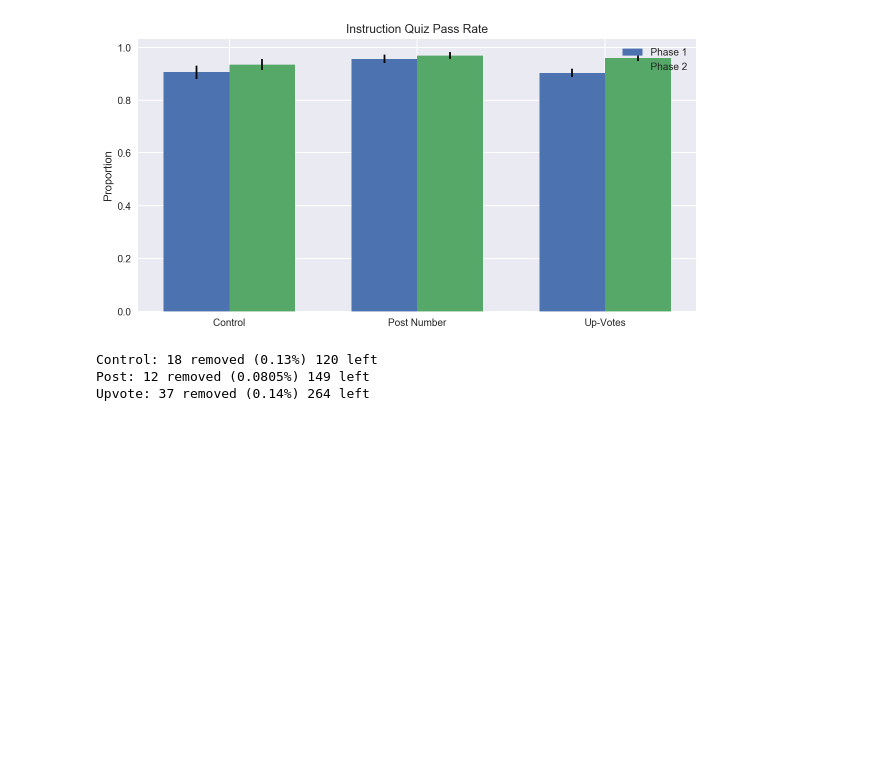
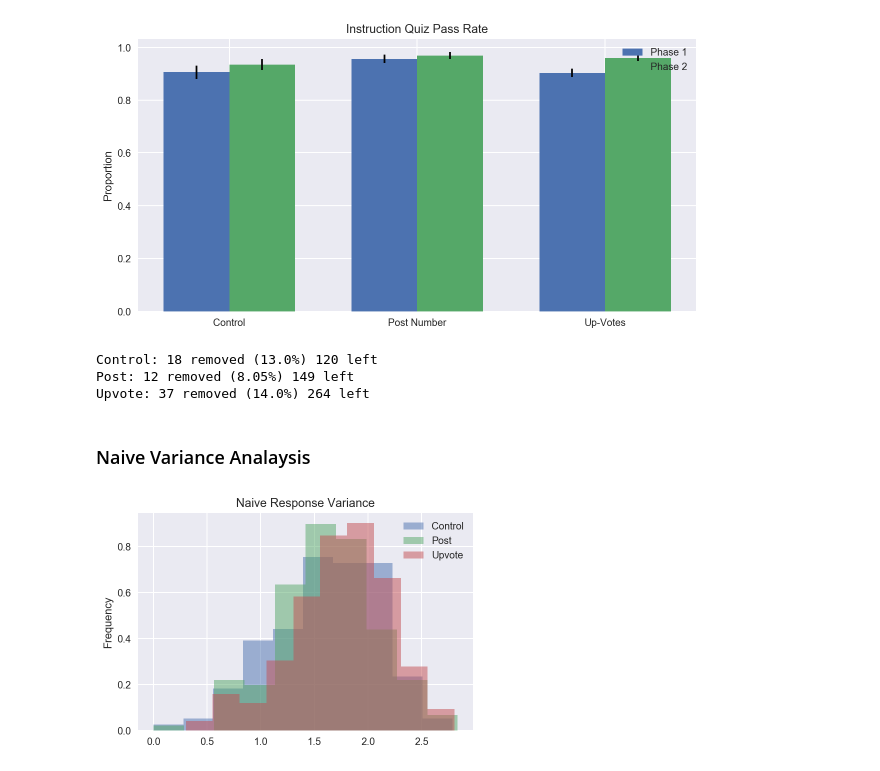
Before and after one commit to hermish/concepts-research, a Jupyter notebook: analysis/9-randomized-final/1-integrity.ipynb, the cells around one changed output. Drawn from its saved outputs; the diff is of its cells as text; code cells hidden in the pictures; blank space fills up the shorter version.

```diff
--- a/analysis/9-randomized-final/1-integrity.ipynb
+++ b/analysis/9-randomized-final/1-integrity.ipynb
@@ -133,12 +136,12 @@ plotting.plot_double_bar(one_means, one_errs, two_means,
 # %% [output]
 [figure]
 # %%
-new_control_responses = control_responses[control_responses.test_one == 1]
-new_control_responses = new_control_responses[new_control_responses.test_two == 1]
-new_post_responses = post_responses[post_responses.test_one == 1]
-new_post_responses = new_post_responses[new_post_responses.test_two == 1]
-new_upvote_responses = upvote_responses[upvote_responses.test_one == 1]
-new_upvote_responses = new_upvote_responses[new_upvote_responses.test_two == 1]
+new_control_responses = control_responses[
+    (control_responses.test_one == 1) & (control_responses.test_two == 1)]
+new_post_responses = post_responses[
+    (post_responses.test_one == 1) & (post_responses.test_two == 1)]
+new_upvote_responses = upvote_responses[
+    (upvote_responses.test_one == 1) & (upvote_responses.test_two == 1)]
 
 control_removed = len(control_responses) - len(new_control_responses)
 post_removed = len(post_responses) - len(new_post_responses)
@@ -160,6 +163,26 @@ print('Upvote: {} removed ({:.3}%) {} left'.format(
     len(new_upvote_responses)
 ))
 # %% [output]
-Control: 18 removed (0.13%) 120 left
-Post: 12 removed (0.0805%) 149 left
-Upvote: 37 removed (0.14%) 264 left
+Control: 18 removed (13.0%) 120 left
+Post: 12 removed (8.05%) 149 left
+Upvote: 37 removed (14.0%) 264 left
+# %% [markdown]
+### Naive Variance Analaysis
+# %%
+PLOTTING_OPTIONS = {
+    'title': 'Naive Response Variance',
+    'ylabel': 'Frequency',
+    'legend': ['Control', 'Post', 'Upvote']
+}
+
+for data in (control_responses, post_responses, upvote_responses):
+    all_judgment_headers = ['{}_{}'.format(q_label, j_label) for
+                            q_label, j_label in itertools.product(
+                                ALL_LABELS, JUDGMENT_LABELS)]
+    data.total_var = data[all_judgment_headers].std(axis=1)
+    plt.hist(data.total_var, alpha=0.5, normed=1)
+
+plotting.label_graph(**PLOTTING_OPTIONS)
+plt.show()
+# %% [output]
+[figure, added]
```
Also changed, not shown: parts of 5 cells of this notebook, 1 other file.
